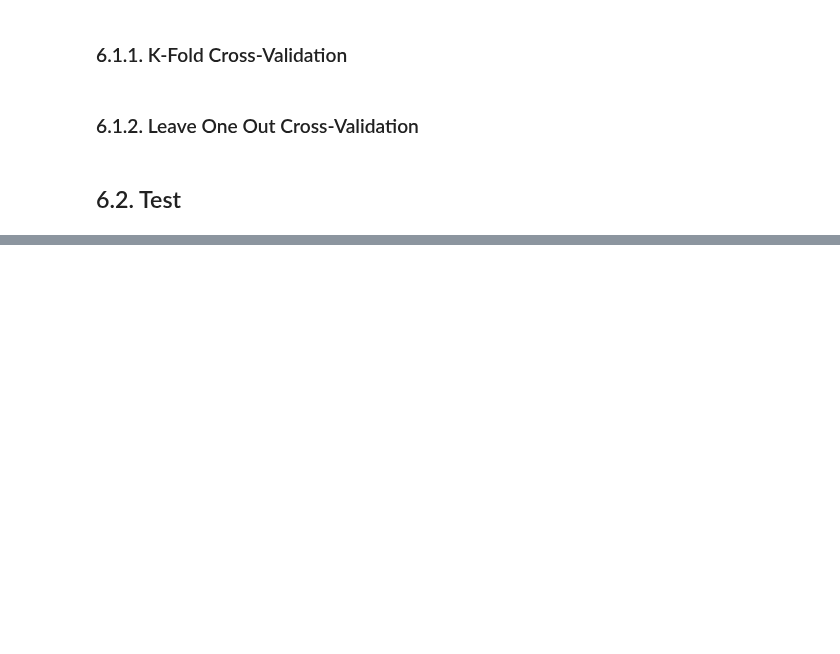
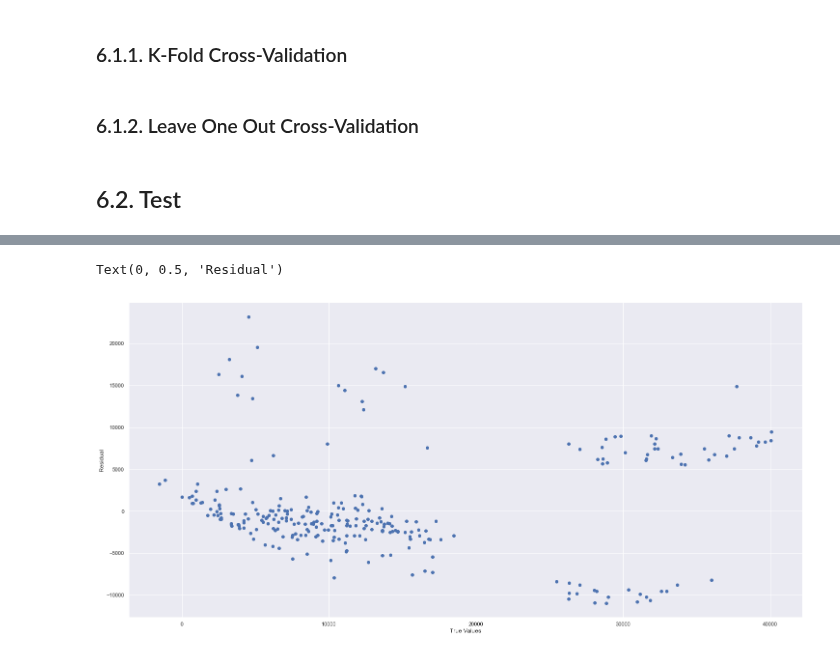
Before and after one commit to Meigarom/Predictive-Analytics, a Jupyter notebook: notebooks/Predictive-Analytics-Look.ipynb, the cells around one changed output, grey strips where cells are left out. Drawn from its saved outputs; the diff is of its cells as text; code cells hidden in the pictures; blank space fills up the shorter version.

Commit message:
finish first model for medical dataset

```diff
--- a/notebooks/Predictive-Analytics-Look.ipynb
+++ b/notebooks/Predictive-Analytics-Look.ipynb
@@ -201,0 +249,18 @@ sns.boxplot( df_raw['smoker'], df_raw['charges'] );
+# %%
+# Dataset
+cols = ['age', 'male', 'bmi', 'children', 'smoker', 'northeast', 'northwest', 'southeast', 'southwest']
+## Train
+X_train = X_train[ cols ]
+X_train = sm.add_constant( X_train )
+
+## Test
+X_test = X_test[cols]
+X_test = sm.add_constant( X_test )
+
+# sklearn
+#lm = linear_model.LinearRegression()
+#model = lm.fit( X_train, y_train )
+
+# OLS
+lm = sm.OLS( y_train, X_train ).fit()
+print( lm.summary() )
@@ -201,0 +278,11 @@ sns.boxplot( df_raw['smoker'], df_raw['charges'] );
+# %%
+# training data
+#cols = ['age', 'male', 'bmi', 'children', 'smoker', 'region', 'charges']
+cols = ['age', 'bmi', 'children', 'smoker', 'region', 'charges']
+X_train = pd.concat( [X_train, y_train], axis=1 )
+X_train = X_train[ cols ]
+
+# Modelling
+formula = 'charges ~ age + bmi + smoker + region'
+
+hier = sm.MixedLM.from_formula( formula, data=X_train, groups=X_train['region'] ).fit()
@@ -207,3 +312,9 @@ sns.boxplot( df_raw['smoker'], df_raw['charges'] );
 ### 6.1.2. Leave One Out Cross-Validation
 # %% [markdown]
 ## 6.2. Test
+# %%
+# Liner Regression
+#pred_lm = lm.predict( X_test )
+
+# Hierarquical Regression
+pred_hier = hier.predict( X_test )
@@ -209,0 +340,6 @@ sns.boxplot( df_raw['smoker'], df_raw['charges'] );
+# %%
+df = X_test
+df['charges'] = y_test
+df['prediction'] = pred_hier
+
+df['residual'] = df['charges'] - df['prediction']
@@ -209,0 +365,7 @@ sns.boxplot( df_raw['smoker'], df_raw['charges'] );
+# %%
+plt.scatter( df['prediction'], df['residual'] )
+plt.xlabel( 'True Values' )
+plt.ylabel( 'Residual' )
+# %% [output]
+Text(0, 0.5, 'Residual')
+[figure, added]
```
Also changed, not shown: parts of 21 cells of this notebook.
